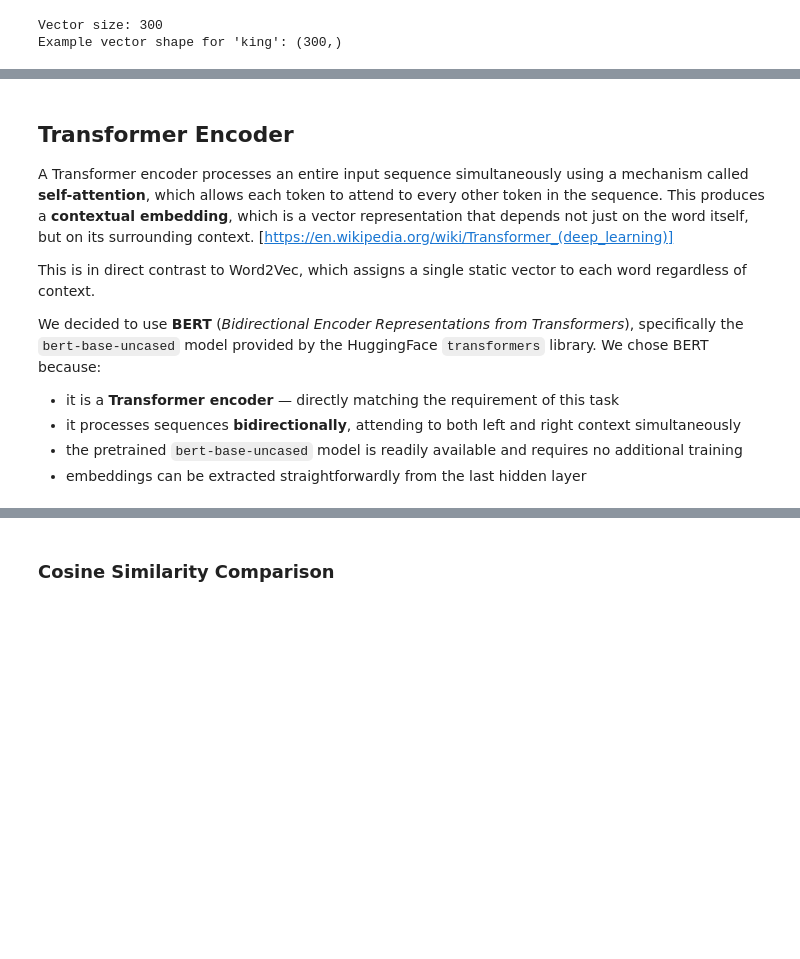
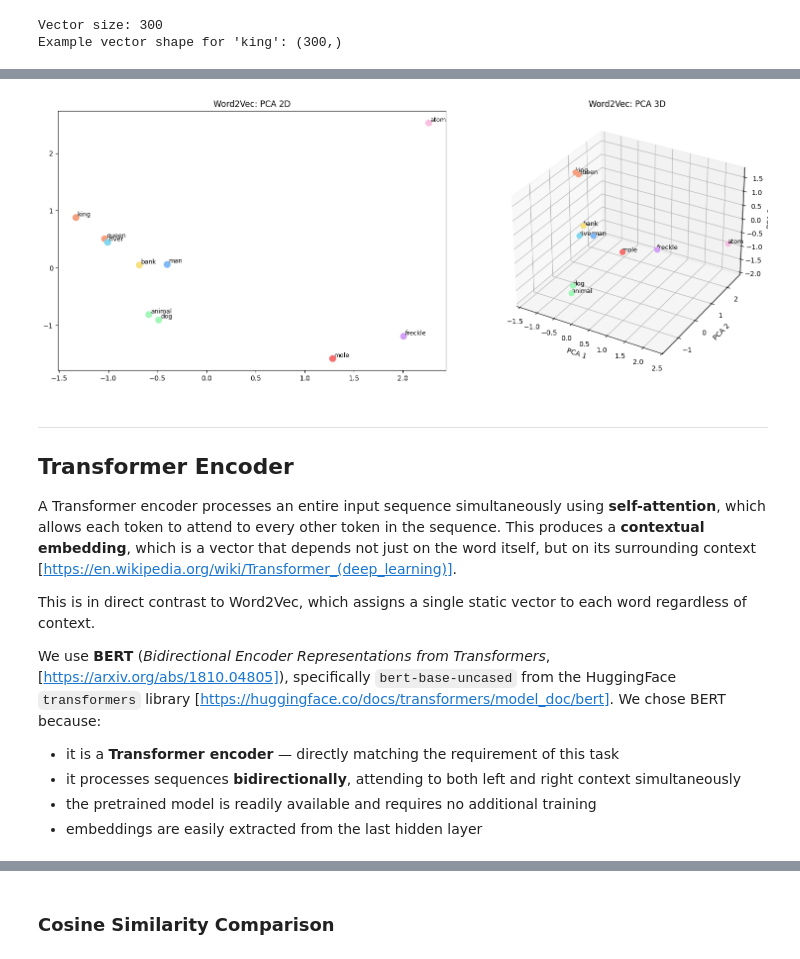
Before and after one commit to wlaszkiewicz/transformers-vs-word2vec, a Jupyter notebook: transformers_vs_word2vec.ipynb, the cells around one changed output, grey strips where cells are left out. Cells and saved outputs as stored; diff of their text form; code cells hidden in the pictures; blank space fills up the shorter version.

```diff
--- a/transformers_vs_word2vec.ipynb
+++ b/transformers_vs_word2vec.ipynb
@@ -139,7 +163,7 @@ For a polysemous word like `mole`, the results reveal which sense dominates in t
 # %%
-word = "mole"
+target = 'mole'
 
-print(f'Most similar to "{word}":')
-for w, score in w2v.most_similar(word, topn=10):
-    print(f"  {w:<20} {score:.4f}")
+print(f'Most similar to "{target}" (Word2Vec):')
+for w, score in w2v.most_similar(target, topn=10):
+    print(f'  {w:<20} {score:.4f}')
 # %% [output]
@@ -194,11 +180,0 @@ plot_3D(vectors_3d, words_to_plot)
-# %%
-word_vectors = [w2v[w] for w in words]
-
-word_vectors_2d = PCA(n_components=2).fit_transform(word_vectors)
-
-plt.figure(figsize=(10, 7))
-for w, (x, y) in zip(words, word_vectors_2d):
-    plt.scatter(x, y)
-    plt.text(x + 0.1, y + 0.1, w)
-plt.title('Word2Vec embeddings: PCA 2D')
-plt.show()
@@ -207,15 +185,45 @@ plt.show()
+# %%
+w2v_vecs = np.array([w2v[w] for w in words])
+w2v_2d = PCA(n_components=2).fit_transform(w2v_vecs)
+w2v_3d = PCA(n_components=3).fit_transform(w2v_vecs)
+
+fig = plt.figure(figsize=(16, 6))
+
+# 2D
+ax2 = fig.add_subplot(121)
+for i, w in enumerate(words):
+    c = group_colors[word_groups[w]]
+    x, y = w2v_2d[i]
+    ax2.scatter(x, y, color=c, s=80)
+    ax2.text(x + 0.02, y + 0.02, w, fontsize=9)
+ax2.set_title('Word2Vec: PCA 2D')
+
+# 3D
+ax3 = fig.add_subplot(122, projection='3d')
+for i, w in enumerate(words):
+    c = group_colors[word_groups[w]]
+    ax3.scatter(w2v_3d[i, 0], w2v_3d[i, 1], w2v_3d[i, 2], color=c, s=60)
+    ax3.text(w2v_3d[i, 0], w2v_3d[i, 1], w2v_3d[i, 2], w, size=9)
+ax3.set_xlabel('PCA 1')
+ax3.set_ylabel('PCA 2')
+ax3.set_zlabel('PCA 3')
+ax3.set_title('Word2Vec: PCA 3D')
+
+plt.tight_layout()
+plt.show()
+# %% [output]
+[figure, added]
 # %% [markdown]
-
+---
 ## Transformer Encoder
 
-A Transformer encoder processes an entire input sequence simultaneously using a mechanism called **self-attention**, which allows each token to attend to every other token in the sequence. This produces a **contextual embedding**, which is a vector representation that depends not just on the word itself, but on its surrounding context. [https://en.wikipedia.org/wiki/Transformer_(deep_learning)]
+A Transformer encoder processes an entire input sequence simultaneously using **self-attention**, which allows each token to attend to every other token in the sequence. This produces a **contextual embedding**, which is a vector that depends not just on the word itself, but on its surrounding context [https://en.wikipedia.org/wiki/Transformer_(deep_learning)].
 
 This is in direct contrast to Word2Vec, which assigns a single static vector to each word regardless of context.
 
-We decided to use **BERT** (*Bidirectional Encoder Representations from Transformers*), specifically the `bert-base-uncased` model provided by the HuggingFace `transformers` library. We chose BERT because:
-
+We use **BERT** (*Bidirectional Encoder Representations from Transformers*, [https://arxiv.org/abs/1810.04805]), specifically `bert-base-uncased` from the HuggingFace `transformers` library [https://huggingface.co/docs/transformers/model_doc/bert]. We chose BERT because:
 - it is a **Transformer encoder** — directly matching the requirement of this task
 - it processes sequences **bidirectionally**, attending to both left and right context simultaneously
-- the pretrained `bert-base-uncased` model is readily available and requires no additional training
-- embeddings can be extracted straightforwardly from the last hidden layer
+- the pretrained model is readily available and requires no additional training
+- embeddings are easily extracted from the last hidden layer
 # %%
```
Also changed, not shown: parts of 37 cells of this notebook, 2 other files.
